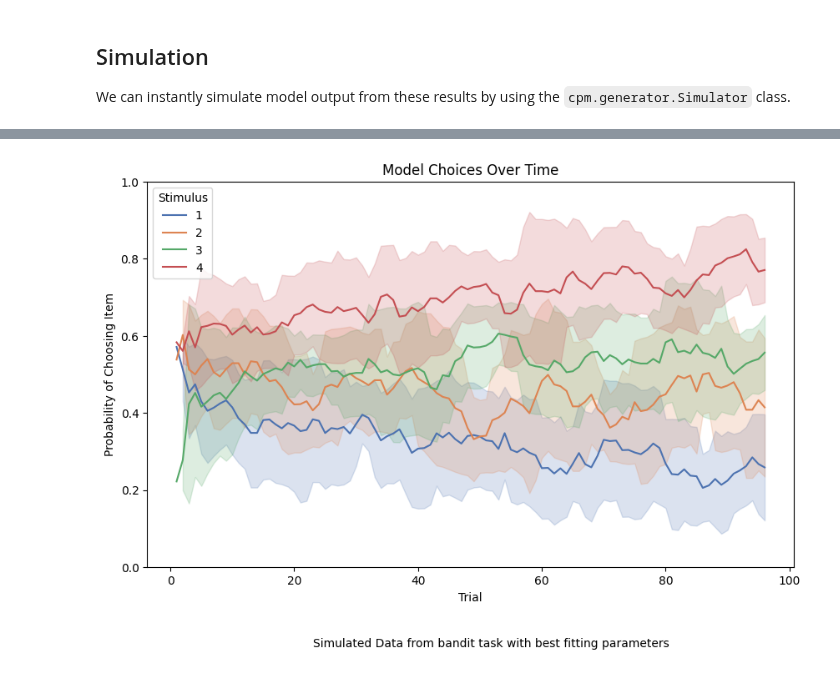
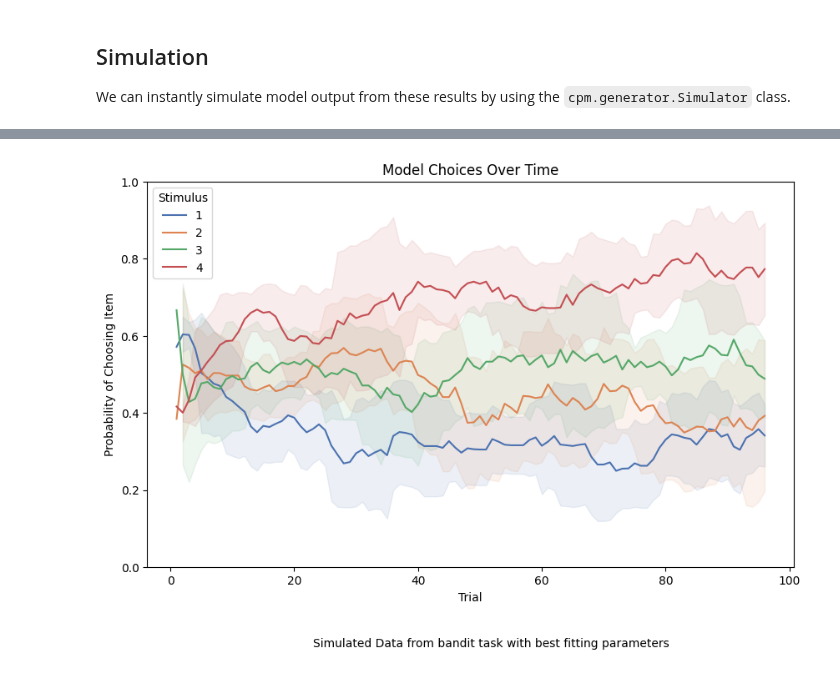
Before and after one commit to DevComPsy/cpm, a Jupyter notebook: docs/examples/example2.ipynb, the cells around one changed output, grey strips where cells are left out. Saved outputs shown, nothing was run; the diff lists cells and outputs as text; code cells hidden in the pictures.

```diff
--- a/docs/examples/example2.ipynb
+++ b/docs/examples/example2.ipynb
@@ -44,6 +44,6 @@ import matplotlib.cm as cmx
 import matplotlib.pyplot as plt
 from prettyformatter import pprint
 
-experiment = pd.read_csv('bandit_small.csv', header=0)
+experiment = cpm.datasets.load_bandit_data()
 experiment.head(10)
 # %% [output]
@@ -71,5 +71,5 @@ Let us look at what each column represents:
 # %% [markdown]
 Here, we will quickly add a column `observed` to specify for the toolbox, what is the dependent variable we actually want to predict.
 # %%
-experiment['observed'] = experiment['responses'] - 1
+experiment['observed'] = experiment['response']
 # %% [markdown]
@@ -154,7 +136,7 @@ parameters = Parameters(
         args={"mean": 5, "sd": 2.5},
     ),
     # everything without a prior is part of the initial state of the model or fixed constructs (e.g. exemplars in general-context models of categorization)
-    values = np.array([0.25, 0.25, 0.25, 0.25]))
+    values = numpy.array([0.25, 0.25, 0.25, 0.25]))
 # %% [markdown]
 You can immediately see that we have two types of variables in the `Parameters` class: one with priors and one without.
 The ones with defined priors are the ones we will estimate later on, they are freely varying parameters (alpha and temperature).
@@ -367,6 +360,6 @@ simulation_data.tail()
 # %%
-left_option = experiment.stimulus_left
-right_option = experiment.stimulus_right
+left_option = experiment.arm_left
+right_option = experiment.arm_right
 model_chosen_left = 1 - simulation_data.response_0
 model_chosen_right = simulation_data.response_0
 ppt = simulation_data.ppt
@@ -422,32 +415,32 @@ fig, ax = plt.subplots(figsize=(10, 6))
 # Get a list of unique stimuli to iterate over
 unique_stimuli = grouped['stimulus'].unique()
 
 # Generate a color palette with the same number of colors as there are unique stimuli
 colors = sns.color_palette("deep", len(unique_stimuli))
 
 # Iterate over each unique stimulus
 for stimulus, color in zip(unique_stimuli, colors):
     # Filter the grouped DataFrame for the current stimulus
     df_subset = grouped[grouped['stimulus'] == stimulus]
 
     # Plot each subset with its corresponding color
     ax.plot(df_subset['trial'], df_subset['response_mean'], label=stimulus, color=color)
     # Plot the standard deviation as a shaded region around the mean
-    ax.fill_between(df_subset['trial'], df_subset['response_mean'] - df_subset['response_std'], df_subset['response_mean'] + df_subset['response_std'], color=color, alpha=0.2)
+    ax.fill_between(df_subset['trial'], df_subset['response_mean'] - df_subset['response_std'], df_subset['response_mean'] + df_subset['response_std'], color=color, alpha=0.1)
 
     # Scale y axis to be between 0 and 1
     ax.set_ylim([0, 1])
     # Add a title and labels
     ax.set_title('Model Choices Over Time')
     ax.set_xlabel('Trial')
     ax.set_ylabel('Probability of Choosing Item')
 
 # Add legend to distinguish different lines
 ax.legend(title='Stimulus')
 # Add caption
 plt.figtext(0.75, -0.05, '\n\nSimulated Data from bandit task with best fitting parameters', horizontalalignment='right')
 
 # Show the plot
 plt.show()
 # %% [output]
-[figure, old version]
+[figure, new version]
```
Also changed, not shown: parts of 10 cells of this notebook, 1 other file.
